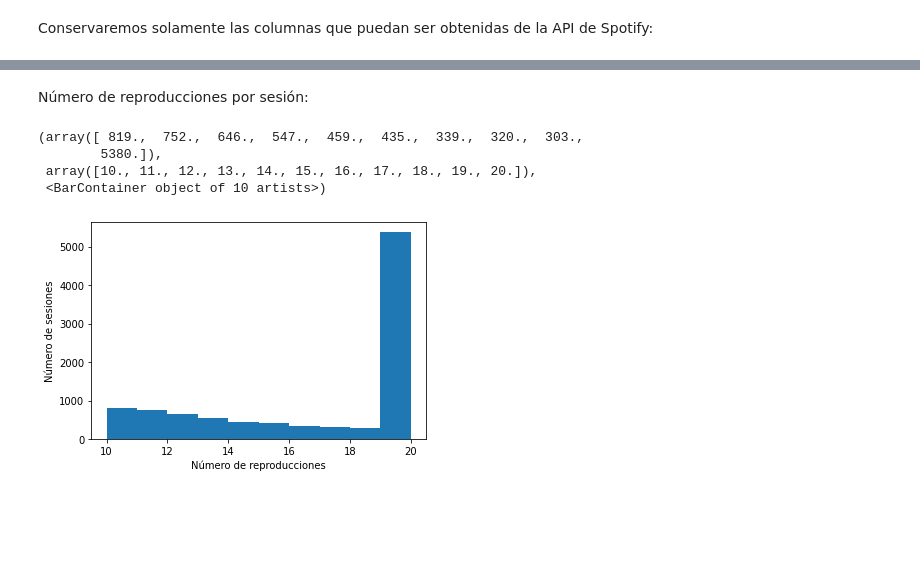
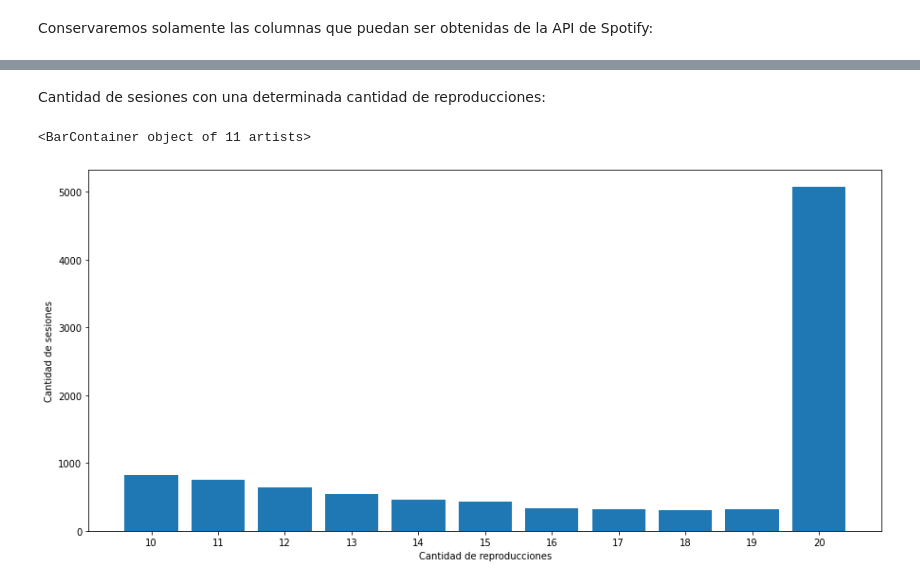
Before and after one commit to sebac820/recsys-grupo-15, a Jupyter notebook: proyecto.ipynb, the cells around one changed output, grey strips where cells are left out. Drawn from its saved outputs; the diff is of its cells as text; code cells hidden in the pictures; blank space fills up the shorter version.

Commit message:
Cantidad de canciones con una determinada cantidad de reproducciones

```diff
--- a/proyecto.ipynb
+++ b/proyecto.ipynb
@@ -52,13 +70,14 @@ Dataset Track Features, sin columnas no obtenibles de la API de Spotify:
-# %% [markdown]
-Número de reproducciones por sesión:
-# %%
-sessions.loc[:, 'cuenta'] = 1
-plt.xlabel('Número de reproducciones')
-plt.ylabel('Número de sesiones')
-plt.hist(x=sessions.groupby('session_id').count()['cuenta'])
-# %% [output]
-(array([ 819.,  752.,  646.,  547.,  459.,  435.,  339.,  320.,  303.,
-        5380.]),
- array([10., 11., 12., 13., 14., 15., 16., 17., 18., 19., 20.]),
- <BarContainer object of 10 artists>)
-[figure, removed]
+# %% [markdown]
+Cantidad de sesiones con una determinada cantidad de reproducciones:
+# %%
+cantidades = sessions
+cantidades.loc[:, 'cuenta_1'] = 1
+cantidades.loc[:, 'cuenta_2'] = 1
+cantidades = cantidades.groupby('session_id').count().groupby('cuenta_1').count()['cuenta_2']
+plt.figure(figsize=(15, 7))
+plt.xlabel('Cantidad de reproducciones')
+plt.ylabel('Cantidad de sesiones')
+plt.bar(x=np.arange(11), height=cantidades, tick_label=cantidades.index)
+# %% [output]
+<BarContainer object of 11 artists>
+[figure, added]
```
Also changed, not shown: parts of 5 cells of this notebook.
